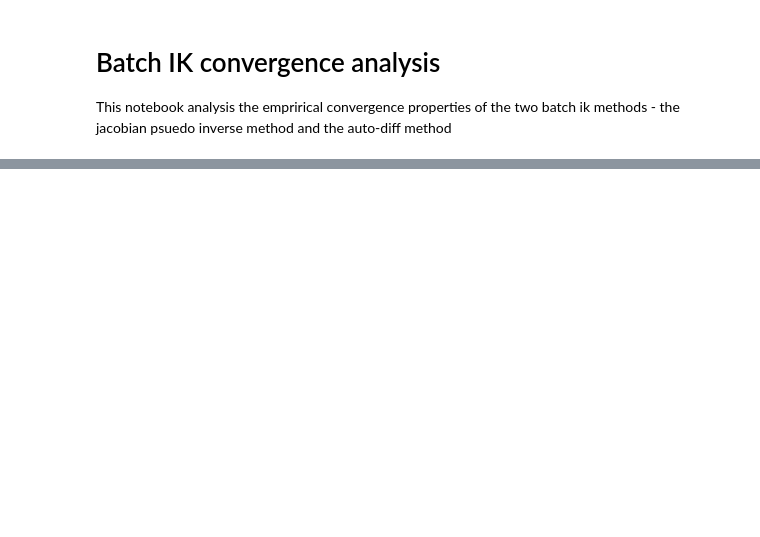
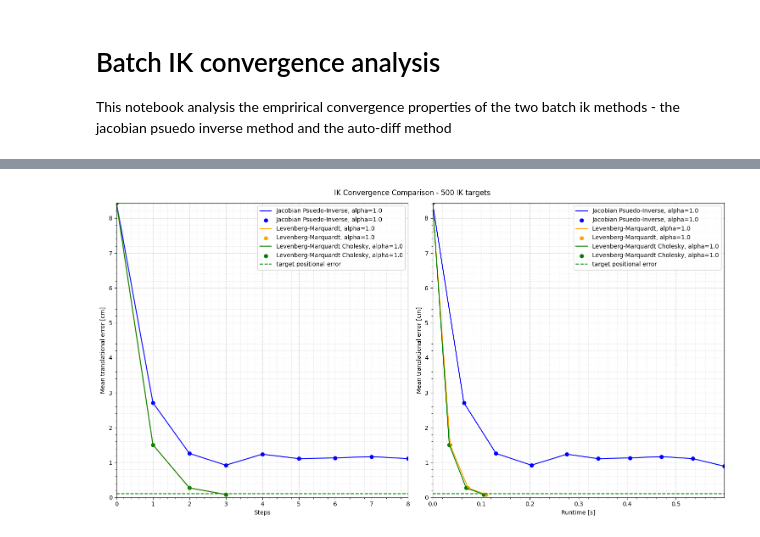
Before and after one commit to jstmn/Jrl, a Jupyter notebook: scripts/batch_ik_covergence_analysis.ipynb, the cells around one changed output, grey strips where cells are left out. Drawn from its saved outputs; the diff is of its cells as text; code cells hidden in the pictures; blank space fills up the shorter version.

```diff
--- a/scripts/batch_ik_covergence_analysis.ipynb
+++ b/scripts/batch_ik_covergence_analysis.ipynb
@@ -55,11 +74,12 @@ robot = Panda()
 # %%
 methods = {
-    "j pinv": lambda x, target, alpha: robot.inverse_kinematics_step_jacobian_pinv(target, x, alpha=alpha),
-    "AutoDiff": lambda x, target, alpha: robot.inverse_kinematics_autodiff_single_step_batch_pt(target, x, alpha=alpha),
-    "levenburg marquardt": lambda x, target, alpha: robot.inverse_kinematics_step_levenburg_marquardt(target, x, alpha=alpha),
+    "Jacobian Psuedo-Inverse": lambda x, target, alpha: robot.inverse_kinematics_step_jacobian_pinv(target, x, alpha=alpha),
+    # "torch.AutoDiff": lambda x, target, alpha: robot.inverse_kinematics_autodiff_single_step_batch_pt(target, x, alpha=alpha),
+    "Levenberg-Marquardt": lambda x, target, alpha: robot.inverse_kinematics_step_levenburg_marquardt(target, x, alpha=alpha),
+    "Levenberg-Marquardt Cholesky": lambda x, target, alpha: robot.inverse_kinematics_step_levenburg_marquardt_cholesky(target, x, alpha=alpha),
 }
 
-n_solutions = 25
+n_solutions = 500
 
 goalpose_angles, goalposes = robot.sample_joint_angles_and_poses(n_solutions)
 goalposes_cuda = to_torch(goalposes.copy(), device="cuda")
@@ -79,12 +99,9 @@ df = pd.DataFrame(
 
 all_loss_histories = []
 for name, method in methods.items():
-
-#     for alpha in [0.01, 0.1, 0.2, 0.3, 0.4, 0.5, 0.6, 0.7, 0.8, 0.9, 1.0]:
-#     for alpha in [0.01, 0.1, 0.2, 0.3, 0.4, 0.5]:
-    for alpha in [0.25, 0.5, 0.75, 1.0]:
+    # for alpha in [0.25, 0.5, 0.75, 1.0]:
+    for alpha in [0.1, 0.25, 0.5, 1.0]:
         print(name, alpha)
-
         loss_history = []
         x_pt_i = x_pt.detach()
 
@@ -122,42 +161,74 @@ df_success.sort_values(by=["total runtime (s)"])
 # %%
-fig, axs = plt.subplots(1, 2, figsize=(15, 6))
-fig.suptitle(f"IK convergence, {n_solutions} ik targets")
+fig, axs = plt.subplots(1, 2, figsize=(15, 8))
+fig.suptitle(f"IK Convergence Comparison - {n_solutions} IK targets")
 
 
 TARGET_t_err = 0.1
 max_n_steps_plotted = 10
 
+color_map = {
+    "Jacobian Psuedo-Inverse": "blue",
+    "Levenberg-Marquardt": "orange",
+    "Levenberg-Marquardt Cholesky": "green",
+    "torch.AutoDiff": "red"
+}
+linestyle_map = {
+    "1.0": "solid",
+    "0.5": "dashed",
+    "0.25": "dotted",
+    "0.1": "dashdot"
+}
 
+
+t_max = 0.0
+err_max = 0.0
 for loss_history in all_loss_histories:
+    if loss_history[0].alpha < 0.501: # these ones do poorly
+        continue
     tsteps = np.arange(len(loss_history))
     telapsed = np.array([ose.t_elapsed for ose in loss_history])
     mean_ts = np.array([ose.mean_t_err for ose in loss_history])
     std_ts = np.array([ose.t_err_std for ose in loss_history])
-
     if len(loss_history) >= max_n_steps_plotted:
         tsteps = tsteps[0:max_n_steps_plotted]
         telapsed = telapsed[0:max_n_steps_plotted]
         mean_ts = mean_ts[0:max_n_steps_plotted]
         std_ts = std_ts[0:max_n_steps_plotted]
 
+    t_max = max(t_max, telapsed.max())
+    err_max = max(err_max, mean_ts.max())
+
+    color = color_map[loss_history[0].name]
+    linestyle = linestyle_map[str(loss_history[0].alpha)]
     label = f"{loss_history[0].name}, alpha={loss_history[0].alpha}"
 
-    axs[0].plot(tsteps, TARGET_t_err*np.ones(tsteps.size), color="green", linestyle="dotted")
-    axs[1].plot(telapsed, TARGET_t_err*np.ones(tsteps.size), color="green", linestyle="dotted")
+    axs[0].plot(tsteps, mean_ts, color=color, linestyle=linestyle, label=label)
+    axs[1].plot(telapsed, mean_ts, color=color, linestyle=linestyle, label=label)
+    axs[0].scatter(tsteps, mean_ts, color=color, linestyle=linestyle, label=label)
+    axs[1].scatter(telapsed, mean_ts, color=color, linestyle=linestyle, label=label)
 
-    if mean_ts[-1] < TARGET_t_err:
-        axs[0].plot(tsteps, mean_ts, label=label)
-        axs[1].plot(telapsed, mean_ts, label=label)
-    else:
-        axs[0].plot(tsteps, mean_ts, color="red", alpha=0.15, label=label)
-        axs[1].plot(telapsed, mean_ts, color="red", alpha=0.15, label=label)
+axs[0].set_xlabel("Steps")
+axs[0].set_ylabel("Mean translational error [cm]")
+axs[0].set_ylim(0, err_max)
+axs[0].set_xlim(0, max_n_steps_plotted-2)
 
-for ax in axs:
-    ax.set_ylabel("Mean translational error (cm)")
-    ax.set_ylim(0, 10)
+axs[1].set_ylabel("Mean translational error [cm]")
+axs[1].set_xlim(0, t_max)
+axs[1].set_ylim(0, err_max)
 
-axs[0].grid(alpha=0.2)
-axs[1].grid(alpha=0.2)
+
+axs[0].plot([0, 1000], [TARGET_t_err, TARGET_t_err], color="green", linestyle="dashed", label="target positional error")
+axs[1].plot([0, 1000], [TARGET_t_err, TARGET_t_err], color="green", linestyle="dashed", label="target positional error")
+axs[0].grid(True, which="both", ls="--", c="gray", alpha=0.35)
+axs[1].grid(True, which="both", ls="--", c="gray", alpha=0.35)
+axs[0].minorticks_on()
+axs[1].minorticks_on()
+axs[0].grid(True, which="minor", ls="--", c="gray", alpha=0.15)
+axs[1].grid(True, which="minor", ls="--", c="gray", alpha=0.15)
+axs[0].legend()
 axs[1].legend()
-axs[0].set_xlabel("Steps")
-axs[1].set_xlabel("Runtime (s)")
+axs[1].set_xlabel("Runtime [s]")
+fig.tight_layout()
+fig.savefig("../media/ik_convergence_benchmark.png", bbox_inches="tight")
+# %% [output]
+[figure, added]
```
Also changed, not shown: parts of 3 cells of this notebook, 26 other files.
